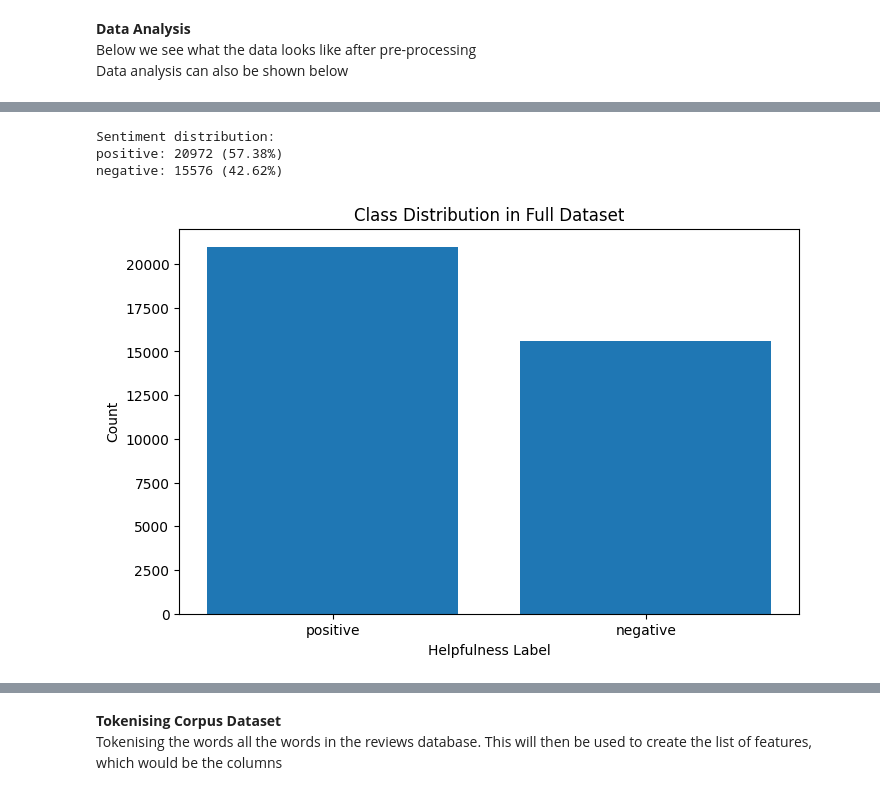
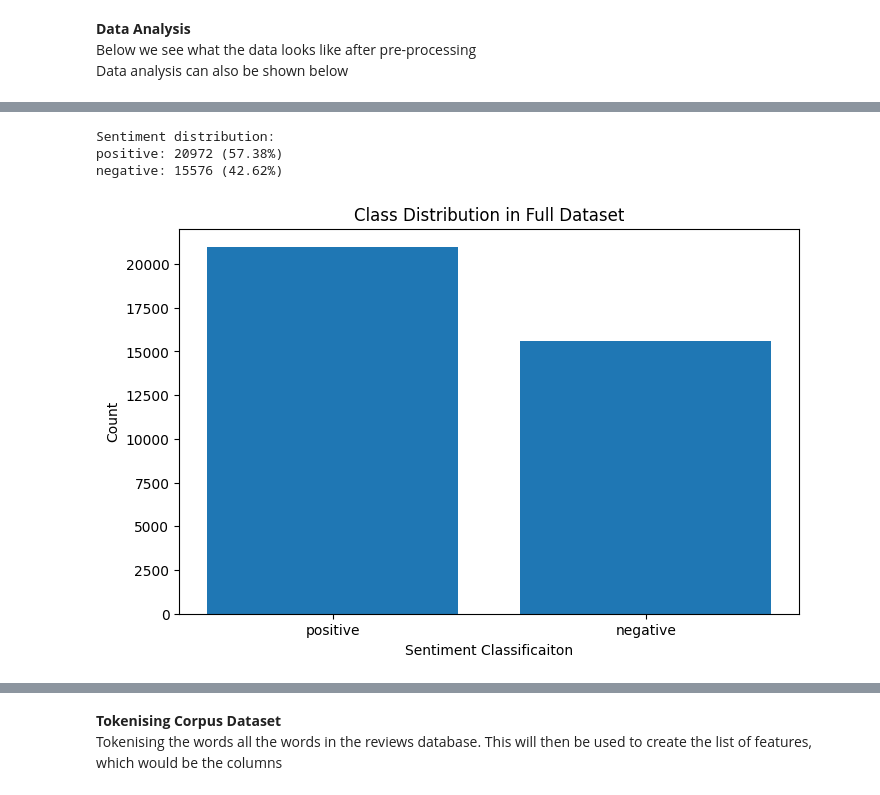
Before and after one commit to noobylub/final_coursework, a Jupyter notebook: coursework_data_import.ipynb, the cells around one changed output, grey strips where cells are left out. Drawn from its saved outputs; the diff is of its cells as text; code cells hidden in the pictures.

```diff
--- a/coursework_data_import.ipynb
+++ b/coursework_data_import.ipynb
@@ -89,21 +126,21 @@ Helpfullness is  neutral
 # %%
 sentiment_distribution = Counter(sentiment_ratings)
 total_data = len(sentiment_ratings)
 
 print("Sentiment distribution:")
 for sentiment, count in sentiment_distribution.items():
     percentage = (count / total_data) * 100
     print(f"{sentiment}: {count} ({percentage:.2f}%)")
 
 
 plt.figure(figsize=(8, 5))
 plt.bar(sentiment_distribution.keys(), sentiment_distribution.values())
-plt.xlabel('Helpfulness Label')
+plt.xlabel('Sentiment Classificaiton')
 plt.ylabel('Count')
 plt.title('Class Distribution in Full Dataset')
 plt.show()
 # %% [output]
 Sentiment distribution:
 positive: 20972 (57.38%)
 negative: 15576 (42.62%)
-[figure, old version]
+[figure, new version]
```
Also changed, not shown: parts of 48 cells of this notebook, 2 other files.
